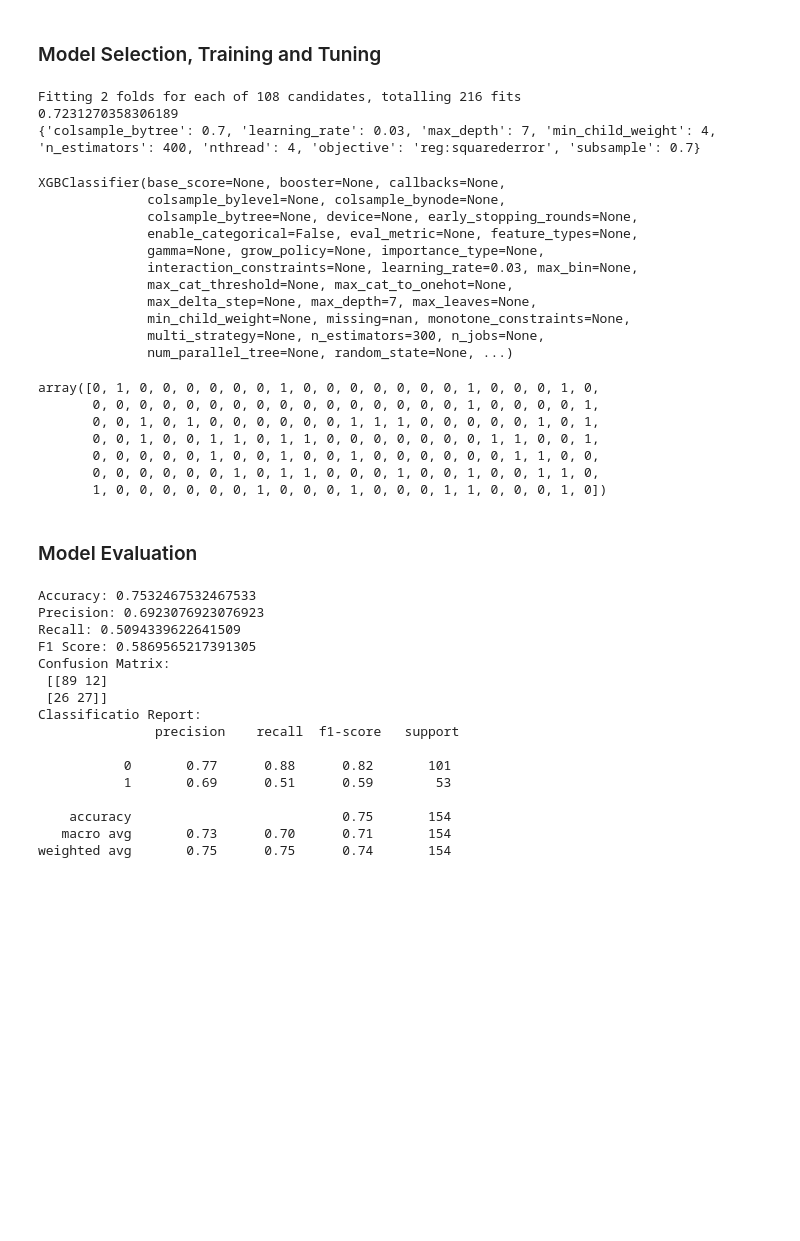
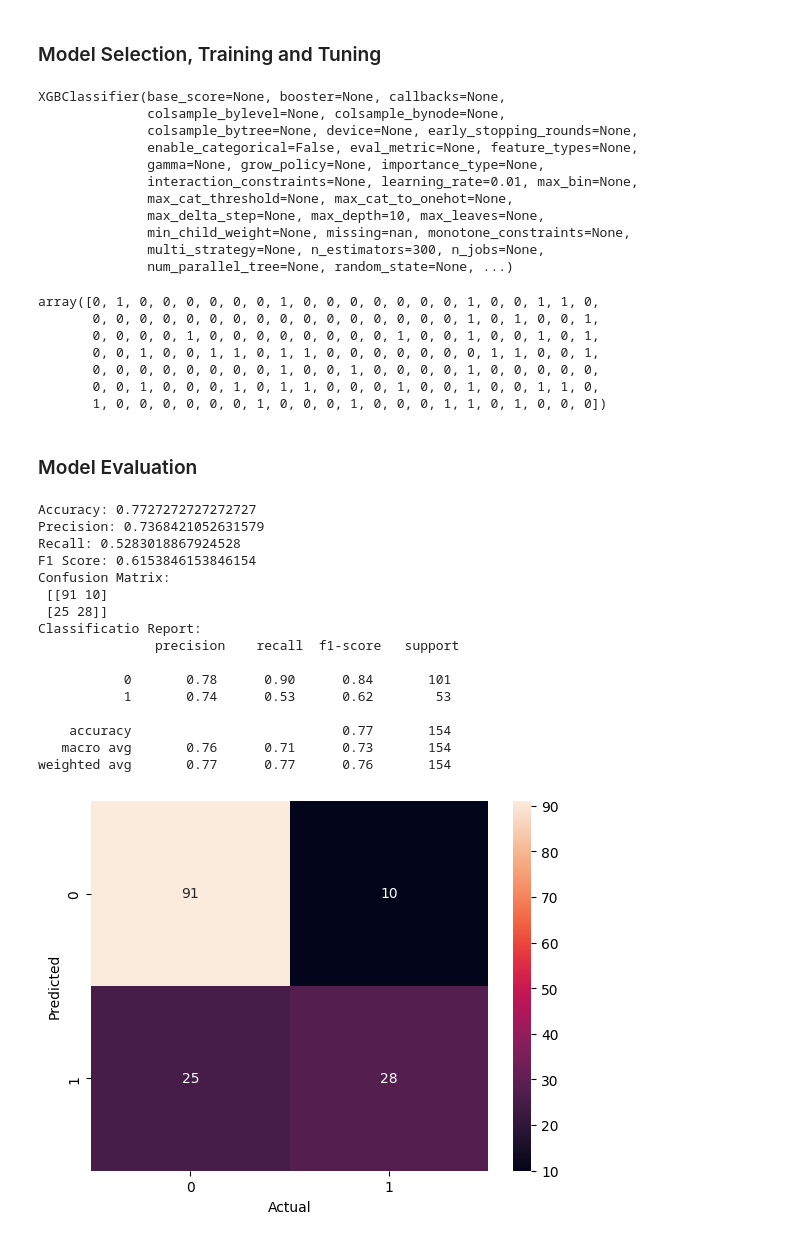
Before and after one commit to Kendo-Shin/Diabetes_Patients, a Jupyter notebook: Diabetes_Notebook.ipynb, the cells around one changed output. Drawn from its saved outputs; the diff is of its cells as text; code cells hidden in the pictures; blank space fills up the shorter version.

Commit message:
Modelling done

```diff
--- a/Diabetes_Notebook.ipynb
+++ b/Diabetes_Notebook.ipynb
@@ -154,29 +154,4 @@ X_train, X_test, y_train, y_test = train_test_split(X_scaled, y, test_size = 0.2
 ### Model Selection, Training and Tuning
 # %%
 # Declare the model object
-xgboost = XGBClassifier(learning_rate=0.03, max_depth=7, n_estimators=300)
+xgboost = XGBClassifier(learning_rate=0.01, max_depth=10, n_estimators=300)
-# %%
-# Find the best model parameters
-parameters = {'nthread':[4],
-              'objective':['reg:squarederror'],
-              'learning_rate': [.03, 0.05, .07],
-              'max_depth': [5, 6, 7, 8, 9, 10],
-              'min_child_weight': [4],
-              'subsample': [0.5, 0.7,],
-              'colsample_bytree': [0.7],
-              'n_estimators': [300,400,500]}
-
-xgb_grid = GridSearchCV(xgboost,
-                        parameters,
-                        cv = 2,
-                        n_jobs = 5,
-                        verbose=True)
-
-xgb_grid.fit(X_train, y_train)
-
-print(xgb_grid.best_score_)
-print(xgb_grid.best_params_)
-# %% [output]
-Fitting 2 folds for each of 108 candidates, totalling 216 fits
-0.7231270358306189
-{'colsample_bytree': 0.7, 'learning_rate': 0.03, 'max_depth': 7, 'min_child_weight': 4, 'n_estimators': 400, 'nthread': 4, 'objective': 'reg:squarederror', 'subsample': 0.7}
@@ -194,9 +164,9 @@ XGBClassifier(base_score=None, booster=None, callbacks=None,
               colsample_bytree=None, device=None, early_stopping_rounds=None,
               enable_categorical=False, eval_metric=None, feature_types=None,
               gamma=None, grow_policy=None, importance_type=None,
-              interaction_constraints=None, learning_rate=0.03, max_bin=None,
+              interaction_constraints=None, learning_rate=0.01, max_bin=None,
               max_cat_threshold=None, max_cat_to_onehot=None,
-              max_delta_step=None, max_depth=7, max_leaves=None,
+              max_delta_step=None, max_depth=10, max_leaves=None,
               min_child_weight=None, missing=nan, monotone_constraints=None,
               multi_strategy=None, n_estimators=300, n_jobs=None,
               num_parallel_tree=None, random_state=None, ...)
@@ -206,13 +176,13 @@ xgb_y_pred = xgboost.predict(X_test)
 
 xgb_y_pred
 # %% [output]
-array([0, 1, 0, 0, 0, 0, 0, 0, 1, 0, 0, 0, 0, 0, 0, 0, 1, 0, 0, 0, 1, 0,
-       0, 0, 0, 0, 0, 0, 0, 0, 0, 0, 0, 0, 0, 0, 0, 0, 1, 0, 0, 0, 0, 1,
-       0, 0, 1, 0, 1, 0, 0, 0, 0, 0, 0, 1, 1, 1, 0, 0, 0, 0, 0, 1, 0, 1,
+array([0, 1, 0, 0, 0, 0, 0, 0, 1, 0, 0, 0, 0, 0, 0, 0, 1, 0, 0, 1, 1, 0,
+       0, 0, 0, 0, 0, 0, 0, 0, 0, 0, 0, 0, 0, 0, 0, 0, 1, 0, 1, 0, 0, 1,
+       0, 0, 0, 0, 1, 0, 0, 0, 0, 0, 0, 0, 0, 1, 0, 0, 1, 0, 0, 1, 0, 1,
        0, 0, 1, 0, 0, 1, 1, 0, 1, 1, 0, 0, 0, 0, 0, 0, 0, 1, 1, 0, 0, 1,
-       0, 0, 0, 0, 0, 1, 0, 0, 1, 0, 0, 1, 0, 0, 0, 0, 0, 0, 1, 1, 0, 0,
-       0, 0, 0, 0, 0, 0, 1, 0, 1, 1, 0, 0, 0, 1, 0, 0, 1, 0, 0, 1, 1, 0,
-       1, 0, 0, 0, 0, 0, 0, 1, 0, 0, 0, 1, 0, 0, 0, 1, 1, 0, 0, 0, 1, 0])
+       0, 0, 0, 0, 0, 0, 0, 0, 1, 0, 0, 1, 0, 0, 0, 0, 1, 0, 0, 0, 0, 0,
+       0, 0, 1, 0, 0, 0, 1, 0, 1, 1, 0, 0, 0, 1, 0, 0, 1, 0, 0, 1, 1, 0,
+       1, 0, 0, 0, 0, 0, 0, 1, 0, 0, 0, 1, 0, 0, 0, 1, 1, 0, 1, 0, 0, 0])
 # %% [markdown]
 ### Model Evaluation
 # %%
@@ -230,19 +200,28 @@ print(f'F1 Score: {f1}')
 print(f'Confusion Matrix:\n {matrix}')
 print(f'Classificatio Report:\n {report}')
 # %% [output]
-Accuracy: 0.7532467532467533
-Precision: 0.6923076923076923
-Recall: 0.5094339622641509
-F1 Score: 0.5869565217391305
+Accuracy: 0.7727272727272727
+Precision: 0.7368421052631579
+Recall: 0.5283018867924528
+F1 Score: 0.6153846153846154
 Confusion Matrix:
- [[89 12]
- [26 27]]
+ [[91 10]
+ [25 28]]
 Classificatio Report:
                precision    recall  f1-score   support
 
-           0       0.77      0.88      0.82       101
-           1       0.69      0.51      0.59        53
+           0       0.78      0.90      0.84       101
+           1       0.74      0.53      0.62        53
 
-    accuracy                           0.75       154
-   macro avg       0.73      0.70      0.71       154
-weighted avg       0.75      0.75      0.74       154
+    accuracy                           0.77       154
+   macro avg       0.76      0.71      0.73       154
+weighted avg       0.77      0.77      0.76       154
+# %%
+sns.heatmap(matrix, annot=True, )
+plt.xlabel('Actual')
+plt.ylabel('Predicted')
+
+
+plt.show()
+# %% [output]
+[figure, added]
```
Also changed, not shown: parts of 1 cell of this notebook.
